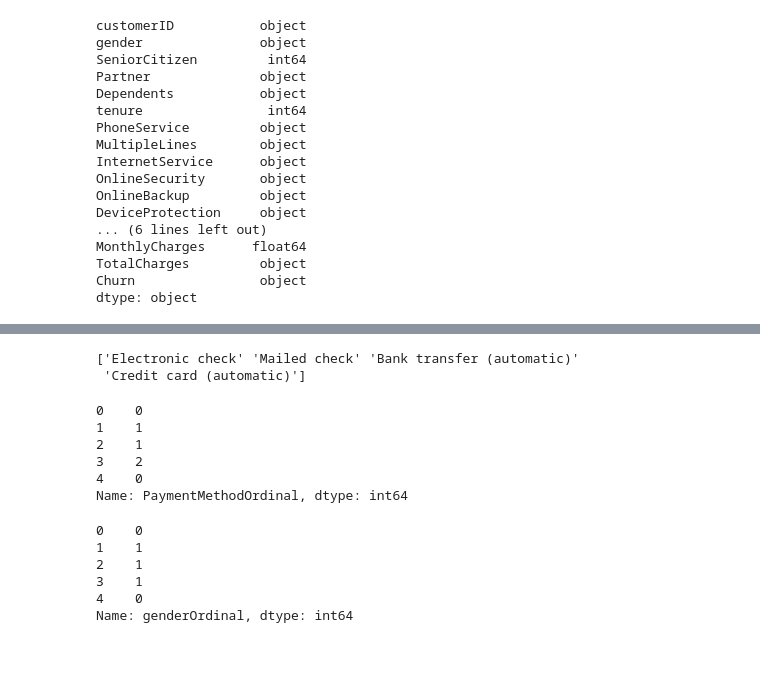
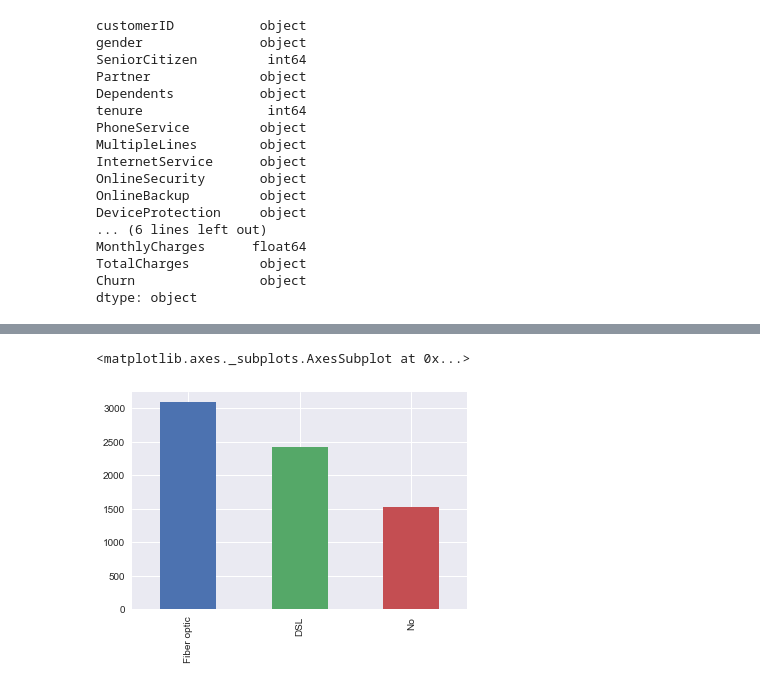
Before and after one commit to cjrutherford/mining, a Jupyter notebook: Data Mining Code Portion..ipynb, the cells around one changed output, grey strips where cells are left out. Saved outputs shown, nothing was run; the diff lists cells and outputs as text; code cells hidden in the pictures; blank space fills up the shorter version.

```diff
--- a/Data Mining Code Portion..ipynb
+++ b/Data Mining Code Portion..ipynb
@@ -4,6 +4,10 @@ Import Libraries and read the CSV file
 import pandas as pd
 import numpy as np
 import matplotlib.pyplot as plt
+from sklearn.decomposition import PCA
+import seaborn as sns
+
+sns.set()
 
 customer_data = pd.read_csv('customer_data.csv')
 customer_data.head()
@@ -64,3 +65,0 @@ Convert the Churn **"Yes"** and **"No"** to a 1 or a 0 in the "ChurnValue" field
-# %%
-customer_data['ChurnValue'] = customer_data['Churn'].apply(lambda x: (1 if x == 'Yes' else 0))
-customer_data['ChurnValue'].head(20)
@@ -85,29 +66,6 @@ Name: ChurnValue, dtype: int64
-# %%
-pmt_methods = customer_data['PaymentMethod'].unique()
-print(pmt_methods)
-def mapPmtMethod(value):
-    for method in pmt_methods:
-        if(pmt_methods.where(value === method)):
-# %% [output]
-['Electronic check' 'Mailed check' 'Bank transfer (automatic)'
- 'Credit card (automatic)']
-# %%
-customer_data['PaymentMethodOrdinal'] = customer_data['PaymentMethod'].apply(lambda x: list(pmt_methods).index(x))
-customer_data['PaymentMethodOrdinal'].head()
-# %% [output]
-0    0
-1    1
-2    1
-3    2
-4    0
-Name: PaymentMethodOrdinal, dtype: int64
-# %%
-customer_data['genderOrdinal'] = customer_data['gender'].apply(lambda x: (0 if x=='Female' else 1))
-customer_data['genderOrdinal'].head()
-# %% [output]
-0    0
-1    1
-2    1
-3    1
-4    0
-Name: genderOrdinal, dtype: int64
+# %%
+internet_counts = customer_data.InternetService.value_counts()
+internet_counts.plot.bar()
+# %% [output]
+<matplotlib.axes._subplots.AxesSubplot at 0x...>
+[figure, added]
```
Also changed, not shown: parts of 15 cells of this notebook, 1 other file.
